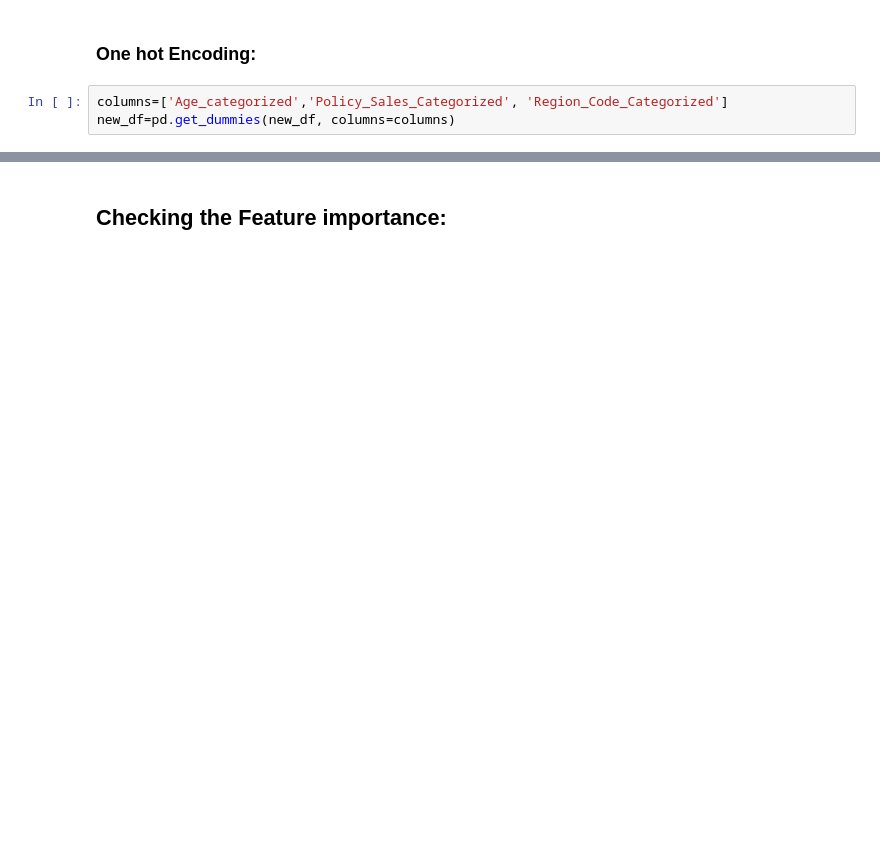
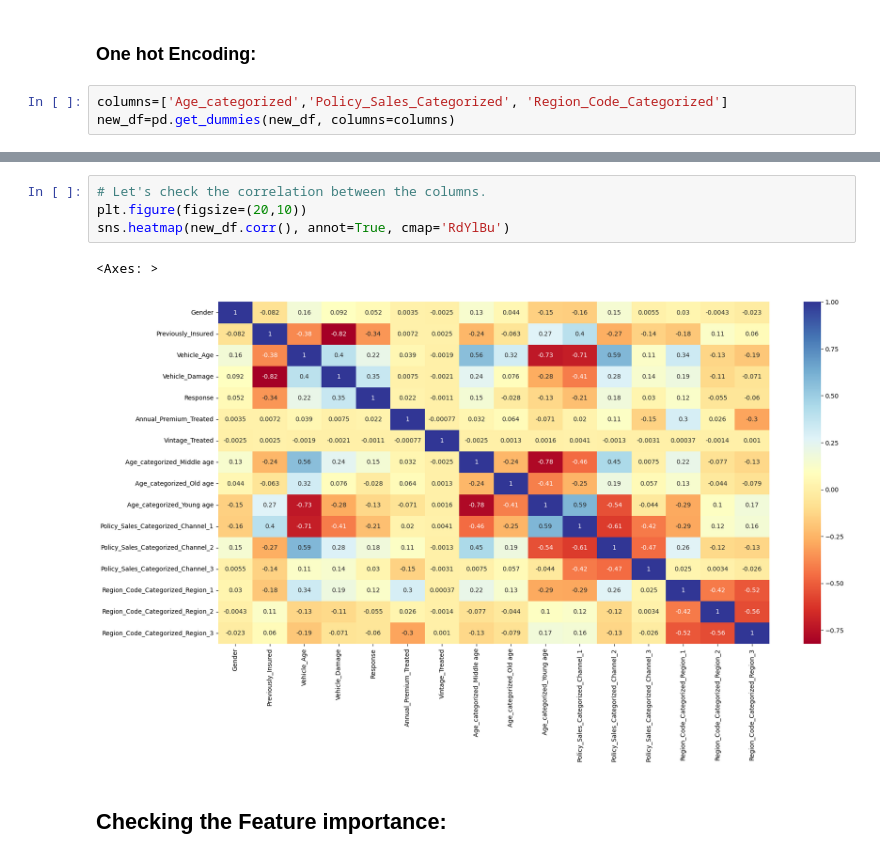
Before and after one commit to diptiranjan1998/Health-Insurance-Cross-Sell-Prediction, a Jupyter notebook: Health_Insurance_Cross_Sell_Prediction.ipynb, the cells around one changed output, grey strips where cells are left out. Saved outputs shown, nothing was run; the diff lists cells and outputs as text; blank space fills up the shorter version.

```diff
--- a/Health_Insurance_Cross_Sell_Prediction.ipynb
+++ b/Health_Insurance_Cross_Sell_Prediction.ipynb
@@ -690,2 +694,9 @@ new_df.head()
+# %%
+# Let's check the correlation between the columns.
+plt.figure(figsize=(20,10))
+sns.heatmap(new_df.corr(), annot=True, cmap='RdYlBu')
+# %% [output]
+<Axes: >
+[figure, added]
 # %% [markdown]
 ## Checking the Feature importance:
```
Also changed, not shown: parts of 8 cells of this notebook.
